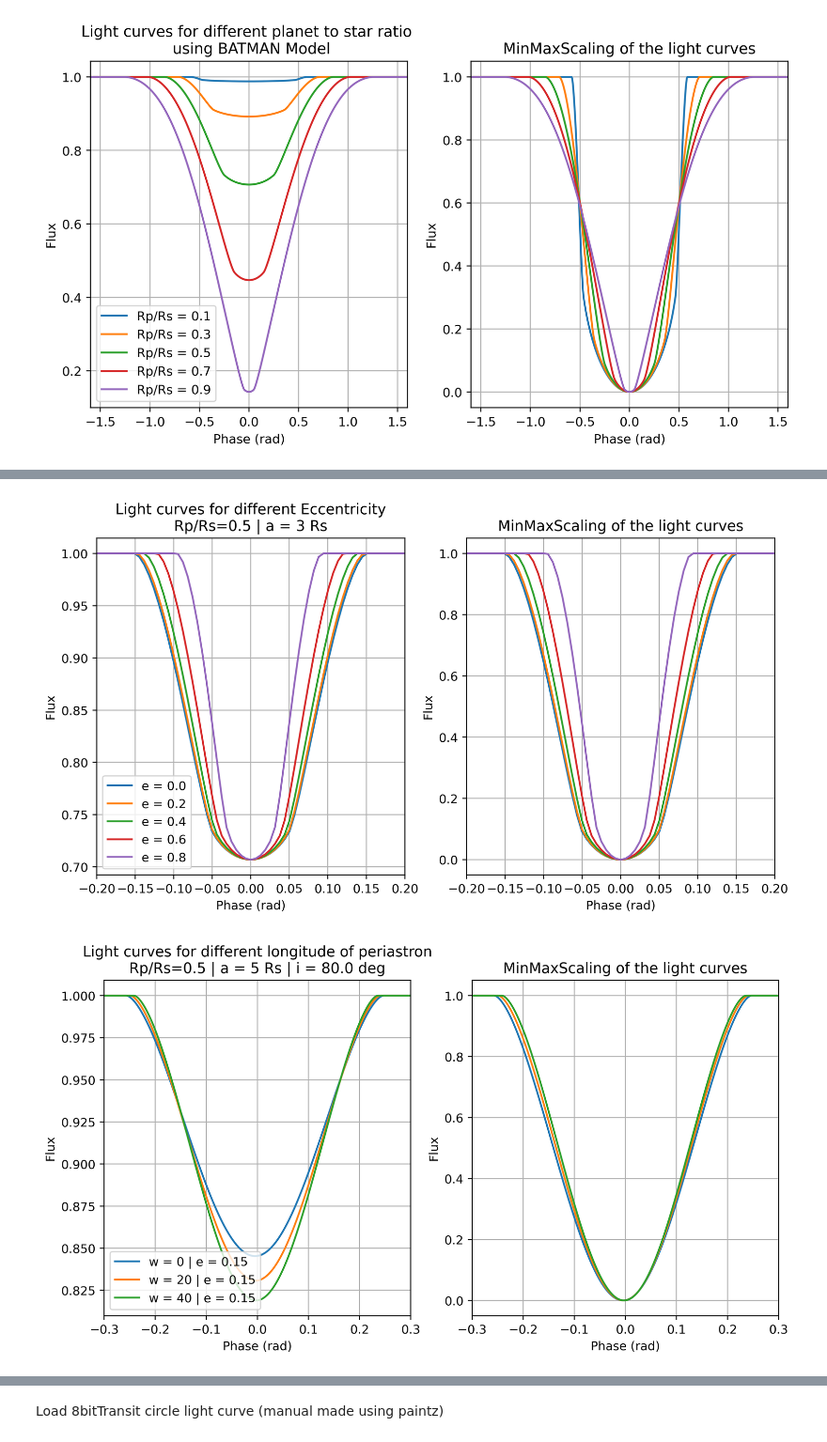
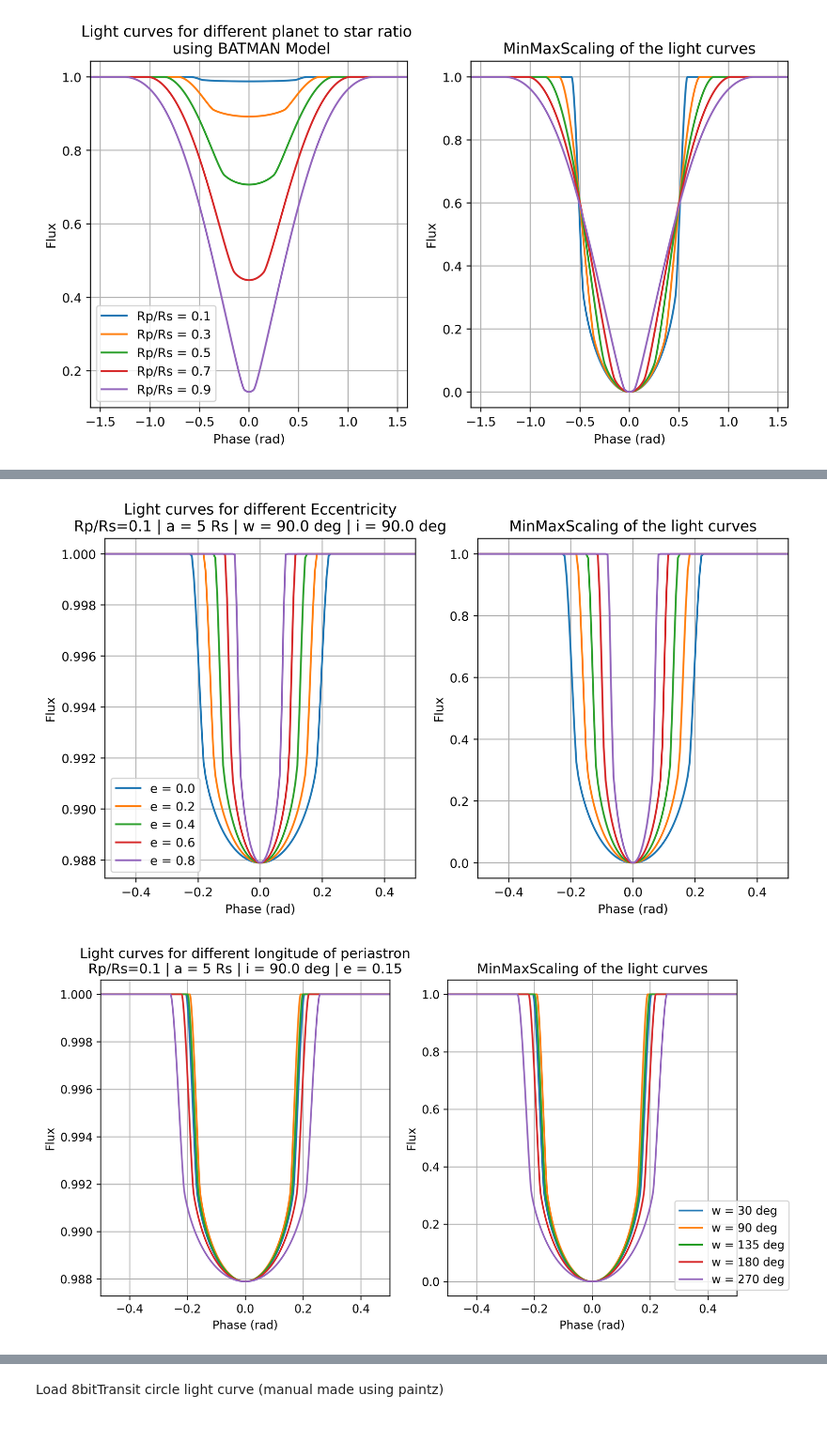
Before and after one commit to abrahammathews2000/mega, a Jupyter notebook: lightcurve_simulation/data_npy/plot_lc.ipynb, the cells around one changed output, grey strips where cells are left out. Shown at 94% size. Cells and saved outputs as stored; diff of their text form; code cells hidden in the pictures.

```diff
--- a/lightcurve_simulation/data_npy/plot_lc.ipynb
+++ b/lightcurve_simulation/data_npy/plot_lc.ipynb
@@ -160,8 +162,8 @@ plt.rcParams['figure.dpi'] = 400
 # %%
-# Light curves for different planet to star ratio \n using BATMAN Model
+# Light curves for different inclination angle
 fig, ax = plt.subplots(1,2,figsize=(10,5))
 for inc in np.arange(50,110,20):
-    r_planet = 0.2 # np.round(r_planet,1)
+    r_planet = 0.05 # np.round(r_planet,1)
     Period = 1
     inc = np.round(inc,1)
 
@@ -346,12 +350,12 @@ plt.show()
 # Light curves for different eccentricty
 fig, ax = plt.subplots(1,2,figsize=(10,5))
 for eccentricity in np.arange(0.0,1.0,0.2):
-    r_planet = 0.5
+    r_planet = 0.1
     Period = 1
-    inclination =  90. # rng.integers(70,90) # roughly angle of oribit wrt sky
-    a = 10
+    inclination =  90.0 # rng.integers(70,90) # roughly angle of oribit wrt sky
+    a = 5
     ecc = np.round(eccentricity,2)
-    w_long_periastron = 0 # rng.integers(0,90) # roughly angle of transit axis with horizontal
+    w_long_periastron = 90.0 # rng.integers(0,90) # roughly angle of transit axis with horizontal
 
 
 
@@ -375,15 +379,15 @@ for eccentricity in np.arange(0.0,1.0,0.2):
     ax[0].grid('on')
     ax[0].set_xlabel("Phase (rad)")
     ax[0].set_ylabel("Flux")
-    ax[0].set_title("Light curves for different Eccentricity\nRp/Rs=0.5 | a = 3 Rs")
-    ax[0].set_xlim(-0.2,0.2)
+    ax[0].set_title(f"Light curves for different Eccentricity\nRp/Rs={r_planet} | a = {a} Rs | w = {w_long_periastron} deg | i = {inclination} deg")
+    ax[0].set_xlim(-0.5,0.5)
     ax[0].legend(loc = 'lower left')
     # MinMaxScaling of the light curves
     batman_flux_scaled = np.copy(batman_flux)
     batman_flux_scaled = (batman_flux - np.amin(batman_flux))/(np.amax(batman_flux) - np.amin(batman_flux))
 
     batman_phase = t*2*np.pi/(Period)
-    ax[1].set_xlim(-0.2,0.2)
+    ax[1].set_xlim(-0.5,0.5)
     ax[1].plot(batman_phase,batman_flux_scaled)
     ax[1].grid('on')
     ax[1].set_xlabel("Phase (rad)")
@@ -394,4 +398,4 @@ for eccentricity in np.arange(0.0,1.0,0.2):
 
 plt.show()
 # %% [output]
-[figure, old version]
+[figure, new version]
@@ -399,11 +405,20 @@ plt.show()
 # rng = np.random.default_rng()
 
 # Light curves for different longitude of periastron
-fig, ax = plt.subplots(1,2,figsize=(10,5))
-for w_long_periastron in np.arange(0,60,20):
-    r_planet = 0.5
-    Period = 1
-    inclination =  80. # rng.integers(70,90) # roughly angle of oribit wrt sky
+fig, ax = plt.subplots(1,2,figsize=(10,5),dpi=300)
+
+w_long_periastron_array = np.array([30,90,135,180,270])
+
+# cmap = cm.get_cmap('plasma')  # Choose a colormap (e.g., 'viridis', 'plasma', 'inferno')
+# norm = Normalize(vmin=min(w_long_periastron_array), vmax=max(w_long_periastron_array))  # Normalize w_long_periastron values
+# color = cmap(norm(w_long_periastron_array))  # Map w_long_periastron to a color
+
+i = 0
+for w_long_periastron in w_long_periastron_array:
+
+    r_planet = 0.1
+    Period = 1.
+    inclination =  90. # rng.integers(70,90) # roughly angle of oribit wrt sky
     a = 5
     ecc = 0.15 # np.round((rng.integers(0,9))/10,2) # 0.4 # np.round(eccentricity,2)
     w_long_periastron = np.round(w_long_periastron,1) # 0 roughly angle of transit axis with horizontal
@@ -414,41 +429,47 @@ for w_long_periastron in np.arange(0,60,20):
     params.per = Period                      #orbital period
     params.rp = r_planet #0.2                      #planet radius (in units of stellar radii)
     params.a = a                         #semi-major axis (in units of stellar radii)
     params.inc = inclination                      #orbital inclination (in degrees)
     params.ecc = ecc                      #eccentricity
     params.w = w_long_periastron                       #longitude of periastron (in degrees)
     params.limb_dark = "quadratic"        #limb darkening model
     params.u = [0.5, 0.05]      #limb darkening coefficients [u1, u2, u3, u4]
 
     t = np.linspace(-Period, Period, 4999)  #times at which to calculate light curve
     m = batman.TransitModel(params, t)    #initializes model
 
+
+
+
     batman_flux = m.light_curve(params)                    #calculates light curve
     # ax[0].plot(t*2*np.pi/(Period),batman_flux,label = f"e = {ecc} | w = {w_long_periastron} | i = {inclination}")
-    ax[0].plot(t*2*np.pi/(Period),batman_flux,label = f"w = {w_long_periastron} | e = {ecc}")
+    ax[0].plot(t*2*np.pi/(Period),batman_flux,label = f"w = {w_long_periastron} deg")
     ax[0].grid('on')
     ax[0].set_xlabel("Phase (rad)")
     ax[0].set_ylabel("Flux")
-    ax[0].set_title(f"Light curves for different longitude of periastron\nRp/Rs={r_planet} | a = {a} Rs | i = {inclination} deg")
-    ax[0].set_xlim(-0.3,0.3)
-    ax[0].legend(loc = 'lower left')
+    ax[0].set_title(f"Light curves for different longitude of periastron\nRp/Rs={r_planet} | a = {a} Rs | i = {inclination} deg | e = {ecc}")
+    ax[0].set_xlim(-0.5,0.5)
+    # ax[0].legend(bbox_to_anchor=(1.2, 0),loc = 'lower right')
     # MinMaxScaling of the light curves
     batman_flux_scaled = np.copy(batman_flux)
     batman_flux_scaled = (batman_flux - np.amin(batman_flux))/(np.amax(batman_flux) - np.amin(batman_flux))
 
+
+
     batman_phase = t*2*np.pi/(Period)
-    ax[1].set_xlim(-0.3,0.3)
-    ax[1].plot(batman_phase,batman_flux_scaled)
+    ax[1].set_xlim(-0.5,0.5)
+    ax[1].plot(batman_phase,batman_flux_scaled,label = f"w = {w_long_periastron} deg")
     ax[1].grid('on')
     ax[1].set_xlabel("Phase (rad)")
     ax[1].set_ylabel("Flux")
+    ax[1].legend(bbox_to_anchor=(1.2, 0),loc = 'lower right')
     ax[1].set_title("MinMaxScaling of the light curves")
-
+    i+=1
 
 
 plt.show()
 # %% [output]
-[figure, old version]
+[figure, new version]
 # %%
 ## This for a combination r_planet and a
 # fig, ax = plt.subplots(2,1,figsize=(5,10))
```
Also changed, not shown: parts of 15 cells of this notebook.
